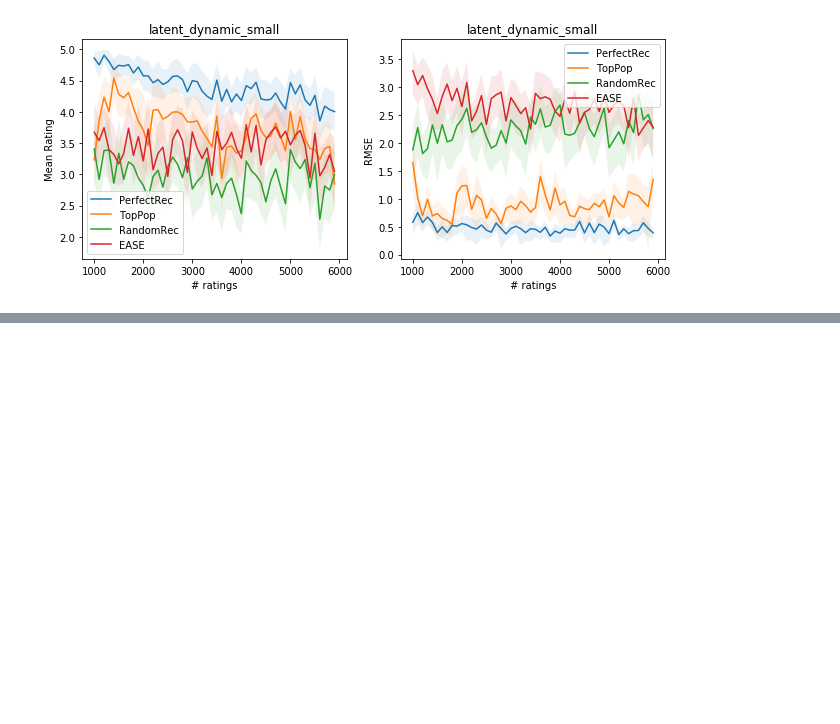
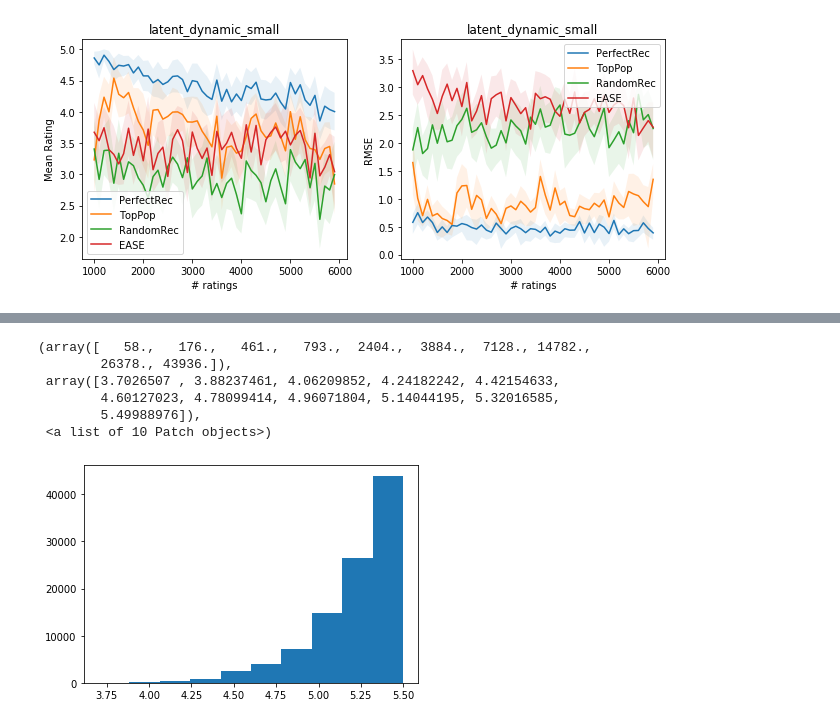
Before and after one commit to berkeley-reclab/RecLab, a Jupyter notebook: experiments/Plotting-Results.ipynb, the cells around one changed output, grey strips where cells are left out. Saved outputs shown, nothing was run; the diff lists cells and outputs as text; code cells hidden in the pictures; blank space fills up the shorter version.

```diff
--- a/experiments/Plotting-Results.ipynb
+++ b/experiments/Plotting-Results.ipynb
@@ -78,0 +126,11 @@ for env_name in env_names:
+# %%
+plt.figure()
+plt.hist(predictions.flatten())
+# %% [output]
+(array([   58.,   176.,   461.,   793.,  2404.,  3884.,  7128., 14782.,
+        26378., 43936.]),
+ array([3.7026507 , 3.88237461, 4.06209852, 4.24182242, 4.42154633,
+        4.60127023, 4.78099414, 4.96071804, 5.14044195, 5.32016585,
+        5.49988976]),
+ <a list of 10 Patch objects>)
+[figure, added]
```
Also changed, not shown: parts of 9 cells of this notebook.
